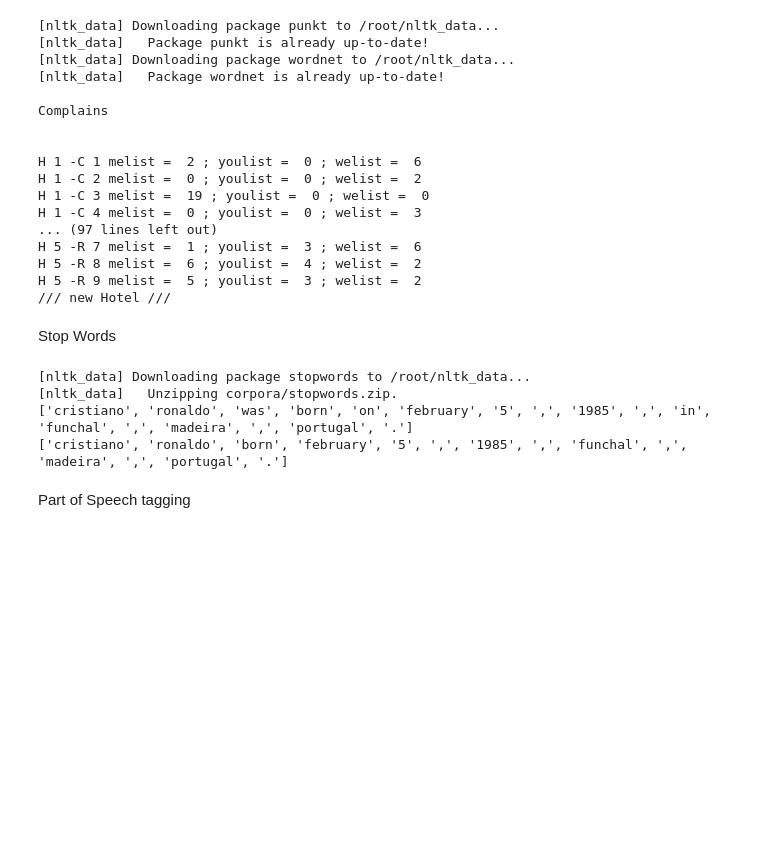
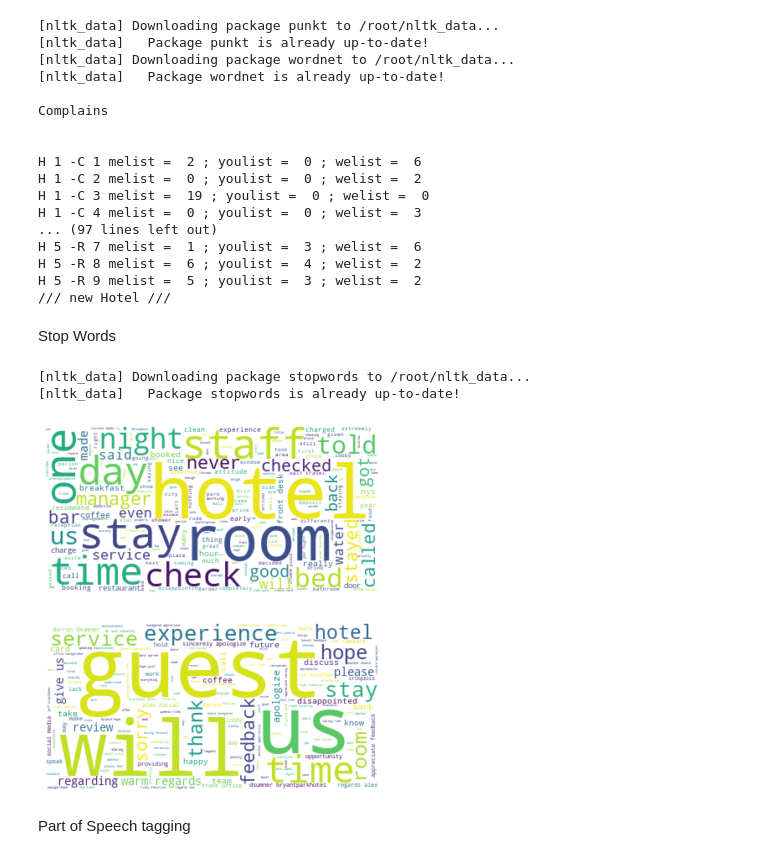
Before and after one commit to EggerRiese/bachelor_lea, a Jupyter notebook: script.ipynb, the cells around one changed output. Drawn from its saved outputs; the diff is of its cells as text; code cells hidden in the pictures; blank space fills up the shorter version.

```diff
--- a/script.ipynb
+++ b/script.ipynb
@@ -597,21 +597,45 @@ Stop Words
 # %%
 # importing stopwors from nltk library
 import nltk
 from nltk import word_tokenize
 from nltk.corpus import stopwords
 nltk.download('stopwords')
+from wordcloud import WordCloud, STOPWORDS, ImageColorGenerator
+
+
+filename = "data_lea.db"
+dbcon = sqlite3.connect(filename)
+cursor = dbcon.cursor()
+sql = "SELECT Complain, Response FROM data"
+data = cursor.execute(sql).fetchall()
+
+text_complain = ""
+text_response = ""
+
+for sentence in data:
+  text_complain += sentence[0].lower()
+  text_response += sentence[1].lower()
 
 a = set(stopwords.words('english'))
-text = "Cristiano Ronaldo was born on February 5, 1985, in Funchal, Madeira, Portugal."
+#text = "Cristiano Ronaldo was born on February 5, 1985, in Funchal, Madeira, Portugal."
 text1 = word_tokenize(text.lower())
-print(text1)
-stopwords = [x for x in text1 if x not in a]
-print(stopwords)
+wordcloud = WordCloud(background_color="white").generate(text_complain)
+plt.imshow(wordcloud, interpolation='bilinear')
+plt.axis("off")
+plt.show()
+
+wordcloud2 = WordCloud(background_color="white").generate(text_response)
+plt.imshow(wordcloud2, interpolation='bilinear')
+plt.axis("off")
+plt.show()
+#print(text1)
+#stopwords = [x for x in text1 if x not in a]
+#print(stopwords)
 # %% [output]
 [nltk_data] Downloading package stopwords to /root/nltk_data...
-[nltk_data]   Unzipping corpora/stopwords.zip.
-['cristiano', 'ronaldo', 'was', 'born', 'on', 'february', '5', ',', '1985', ',', 'in', 'funchal', ',', 'madeira', ',', 'portugal', '.']
-['cristiano', 'ronaldo', 'born', 'february', '5', ',', '1985', ',', 'funchal', ',', 'madeira', ',', 'portugal', '.']
+[nltk_data]   Package stopwords is already up-to-date!
+[figure, added]
+[figure, added]
 # %% [markdown]
 Part of Speech tagging
 # %%
```
